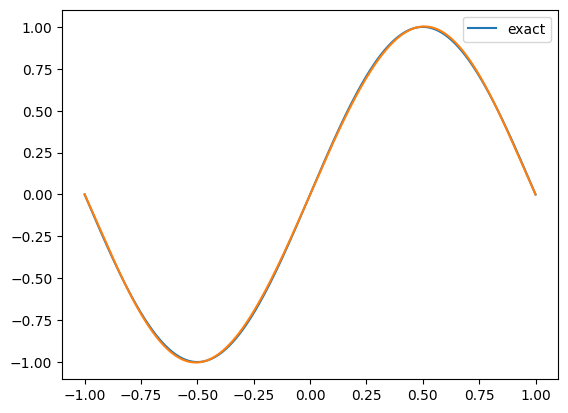
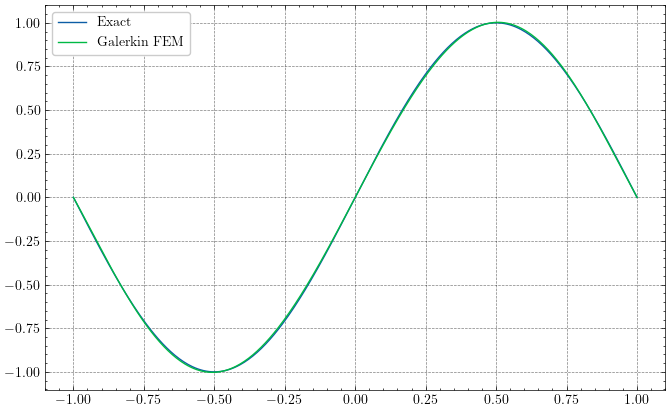
Code edit (unified diff) that turned the first committed figure into the second:
--- before
+++ after
@@ -1,3 +1,4 @@
-plt.plot(x, np.sin(np.pi*x), label='exact')
-plt.plot(x, u_spec)
+plt.figure(figsize=(8,5))
+plt.plot(x, np.sin(np.pi*x), label='Exact')
+plt.plot(x, u_spec, label='Galerkin FEM')
 plt.legend()

Commit: updated readme